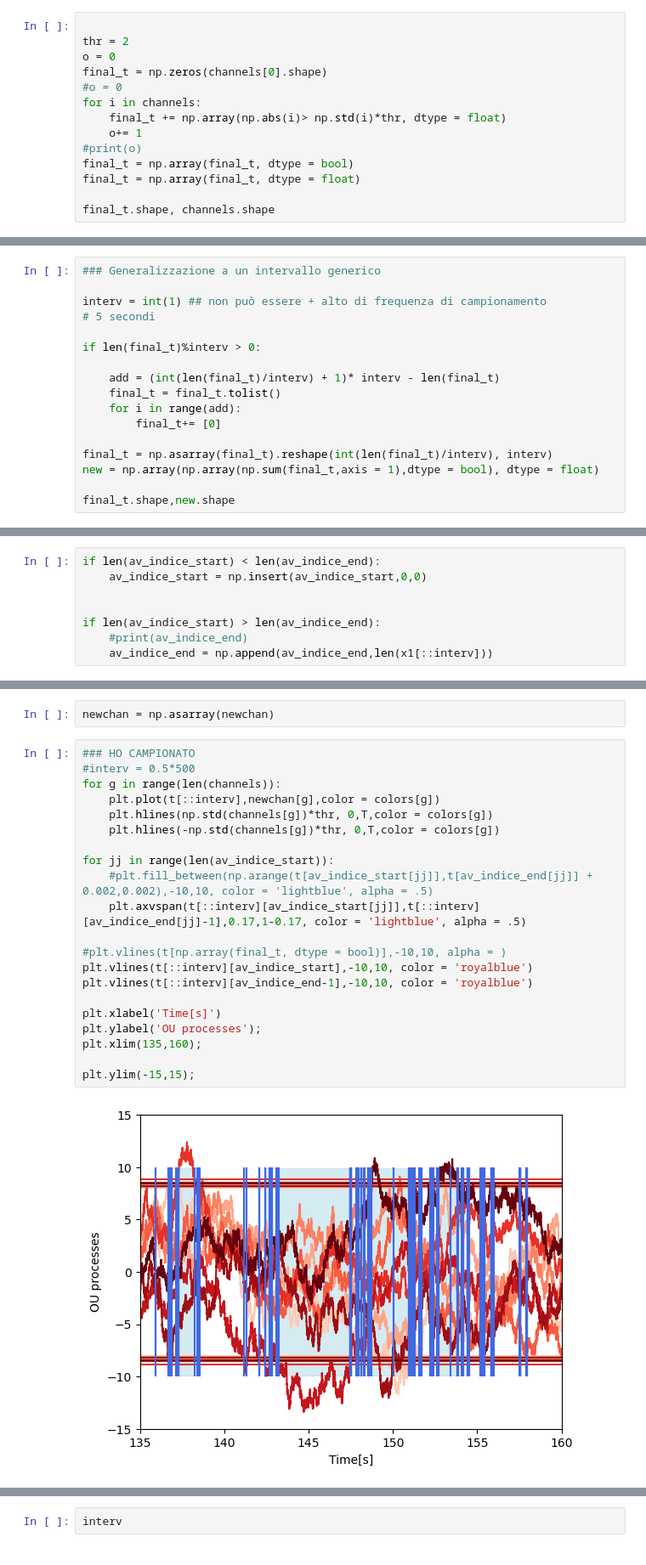
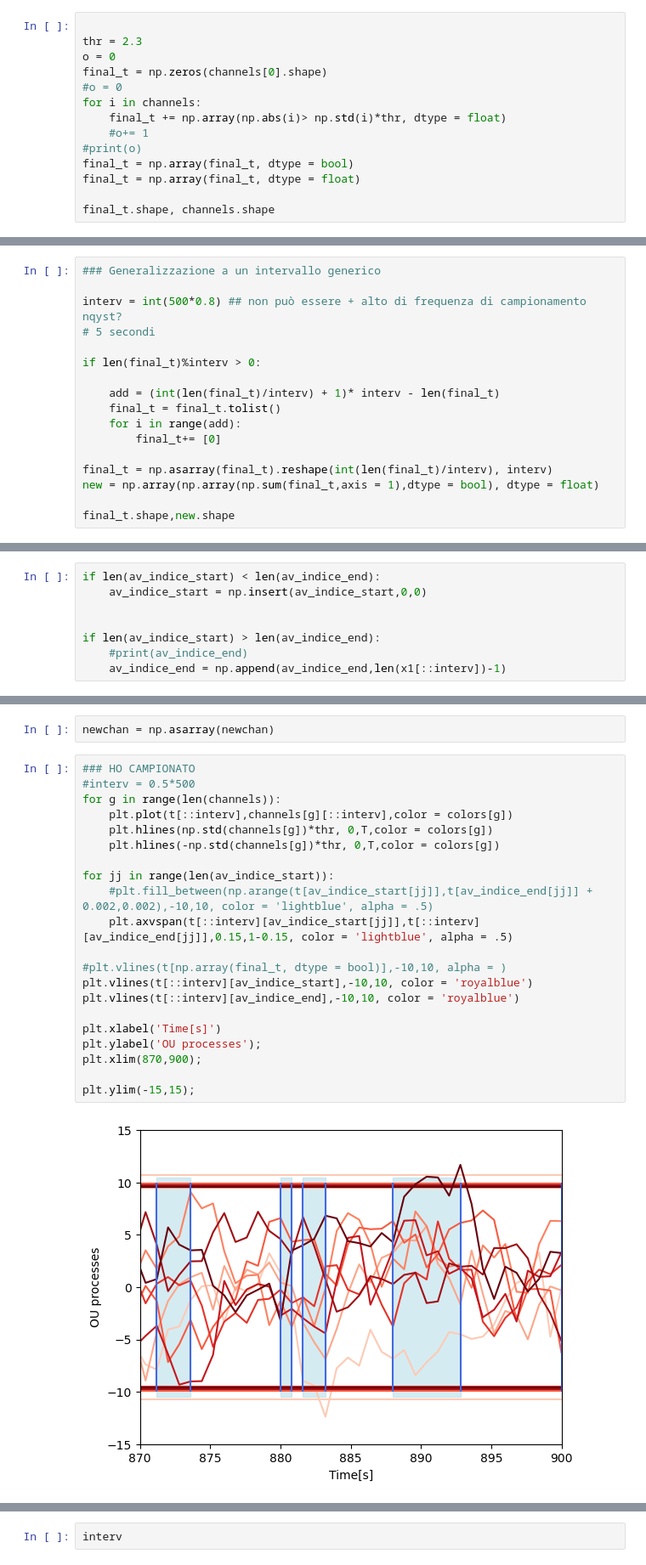
Before and after one commit to benedetta-mariani/EEG-avalanche-analysis, a Jupyter notebook: Generalization to general inteterevent interval.ipynb, the cells around one changed output, grey strips where cells are left out. Shown at 85% size. Saved outputs shown, nothing was run; the diff lists cells and outputs as text.

```diff
--- a/Generalization to general inteterevent interval.ipynb
+++ b/Generalization to general inteterevent interval.ipynb
@@ -58,13 +58,13 @@ t.shape[0]/500
 1000.0
 # %%
 
-thr = 2
+thr = 2.3
 o = 0
 final_t = np.zeros(channels[0].shape)
 #o = 0
 for i in channels:
     final_t += np.array(np.abs(i)> np.std(i)*thr, dtype = float)
-    o+= 1
+    #o+= 1
 #print(o)
 final_t = np.array(final_t, dtype = bool)
 final_t = np.array(final_t, dtype = float)
@@ -75,7 +75,7 @@ final_t.shape, channels.shape
 # %%
 ### Generalizzazione a un intervallo generico
 
-interv = int(1) ## non può essere + alto di frequenza di campionamento
+interv = int(500*0.8) ## non può essere + alto di frequenza di campionamento nqyst?
 # 5 secondi
 
 if len(final_t)%interv > 0:
@@ -120,7 +135,7 @@ if len(av_indice_start) < len(av_indice_end):
 
 if len(av_indice_start) > len(av_indice_end):
     #print(av_indice_end)
-    av_indice_end = np.append(av_indice_end,len(x1[::interv]))
+    av_indice_end = np.append(av_indice_end,len(x1[::interv])-1)
 # %%
 len(av_indice_start),  len(av_indice_end)
 # %% [output]
@@ -158,26 +173,26 @@ newchan = np.asarray(newchan)
 # %%
 ### HO CAMPIONATO
 #interv = 0.5*500
 for g in range(len(channels)):
-    plt.plot(t[::interv],newchan[g],color = colors[g])
+    plt.plot(t[::interv],channels[g][::interv],color = colors[g])
     plt.hlines(np.std(channels[g])*thr, 0,T,color = colors[g])
     plt.hlines(-np.std(channels[g])*thr, 0,T,color = colors[g])
 
 for jj in range(len(av_indice_start)):
     #plt.fill_between(np.arange(t[av_indice_start[jj]],t[av_indice_end[jj]] + 0.002,0.002),-10,10, color = 'lightblue', alpha = .5)
-    plt.axvspan(t[::interv][av_indice_start[jj]],t[::interv][av_indice_end[jj]-1],0.17,1-0.17, color = 'lightblue', alpha = .5)
+    plt.axvspan(t[::interv][av_indice_start[jj]],t[::interv][av_indice_end[jj]],0.15,1-0.15, color = 'lightblue', alpha = .5)
 
 #plt.vlines(t[np.array(final_t, dtype = bool)],-10,10, alpha = )
 plt.vlines(t[::interv][av_indice_start],-10,10, color = 'royalblue')
-plt.vlines(t[::interv][av_indice_end-1],-10,10, color = 'royalblue')
+plt.vlines(t[::interv][av_indice_end],-10,10, color = 'royalblue')
 
 plt.xlabel('Time[s]')
 plt.ylabel('OU processes');
-plt.xlim(135,160);
+plt.xlim(870,900);
 
 plt.ylim(-15,15);
 # %% [output]
-[figure, old version]
+[figure, new version]
 # %%
 ### HO CAMPIONATO
 #interv = 0.5*500
```
Also changed, not shown: parts of 7 cells of this notebook, 1 other file.
